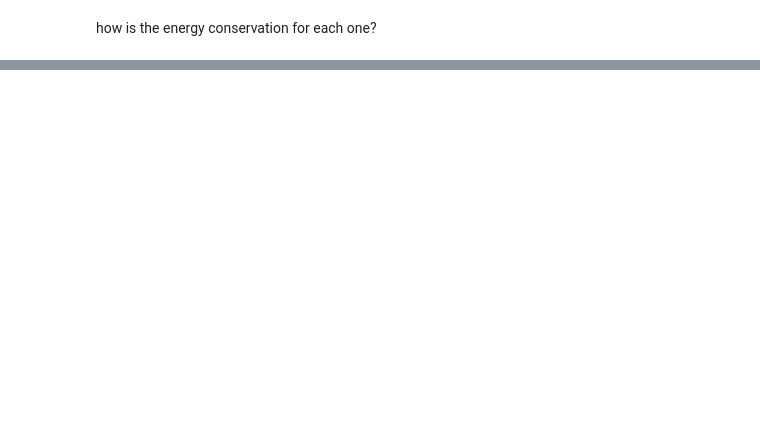
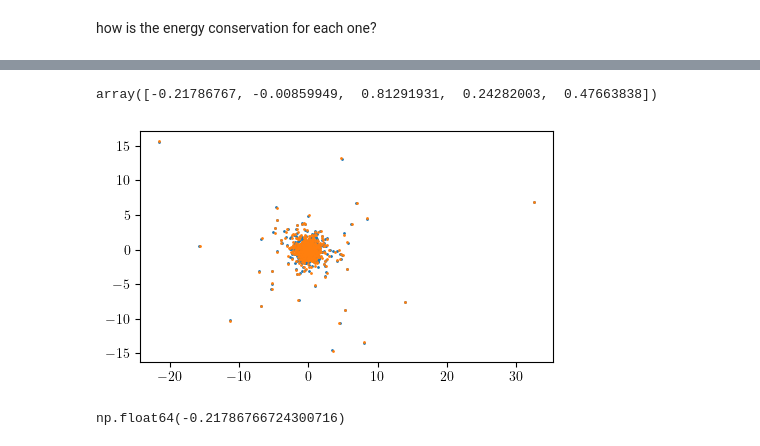
Before and after one commit to salvatore-ferrone/phd-thesis-ferrone, a Jupyter notebook: demos/numericalError/starParticles.ipynb, the cells around one changed output, grey strips where cells are left out. Cells and saved outputs as stored; diff of their text form; code cells hidden in the pictures; blank space fills up the shorter version.

```diff
--- a/demos/numericalError/starParticles.ipynb
+++ b/demos/numericalError/starParticles.ipynb
@@ -173,7 +173,7 @@ $$ \log_2 \left(\frac{T}{\alpha \tau} \right) + 1 < k$$
 
 This means, we can take the expression on the left side of the inequality and round it up for the lowest possible value of $k$. If $\alpha = 1/100$ and $T = 1200\tau$, Then $k$ becomes:
 # %%
-integration_time = 100
+integration_time = 10
 alpha = 1/100
 k = np.ceil(np.log2(integration_time / alpha / tau ) + 1)
 NSTEPS = int(2**(k-1))
@@ -196,7 +196,8 @@ for i in range(len(alphas)):
     alpha = alphas[i]
     k = np.ceil(np.log2(integration_time / alpha / tau ) + 1)
     alpha_out_temp = integration_time / 2**(k-1) / tau
-    NSTEPS.append(int(2**(k-1)))
+    # NSTEPS.append(int(2**(k-1)))
+    NSTEPS.append(1)
     dt.append(alpha_out_temp * tau)
     alpha_out.append(alpha_out_temp)
     integrationparams = [0, dt[i], NSTEPS[i]]
@@ -260,0 +325,4 @@ inverse_alphas
+# %%
+args[0][-1][0,0:5]  # This is the initialkinematics for alpha = 1
+# %% [output]
+array([-0.21786767, -0.00859949,  0.81291931,  0.24282003,  0.47663838])
@@ -261,3 +332,14 @@ inverse_alphas
+# %%
+fig,axis=plt.subplots(1,1,figsize=(8.25-2,3))
+axis.scatter(xp0,yp0,s=1)
+axis.scatter(xpf,ypf,s=1, color='tab:orange')
+axis.set_aspect('equal')
+# %% [output]
+[figure, added]
+# %%
+xp0[0]
+# %% [output]
+np.float64(-0.21786766724300716)
 # %%
 E0,EF,errE = [],[],[]
 
```
Also changed, not shown: parts of 30 cells of this notebook, 4 other files.
